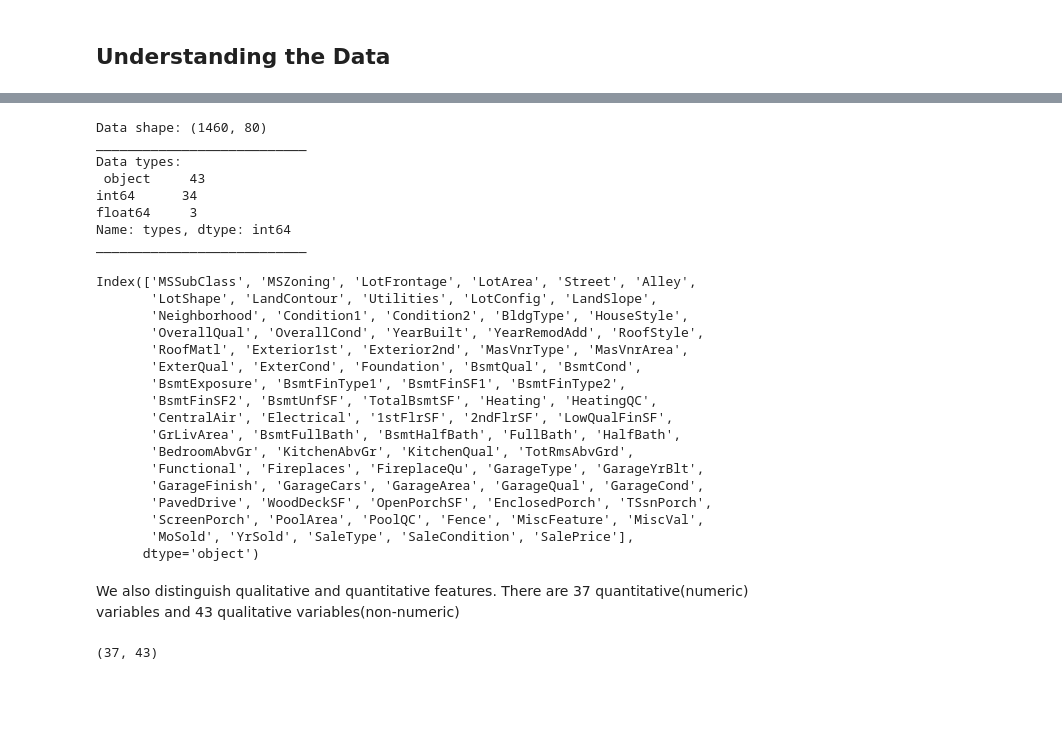
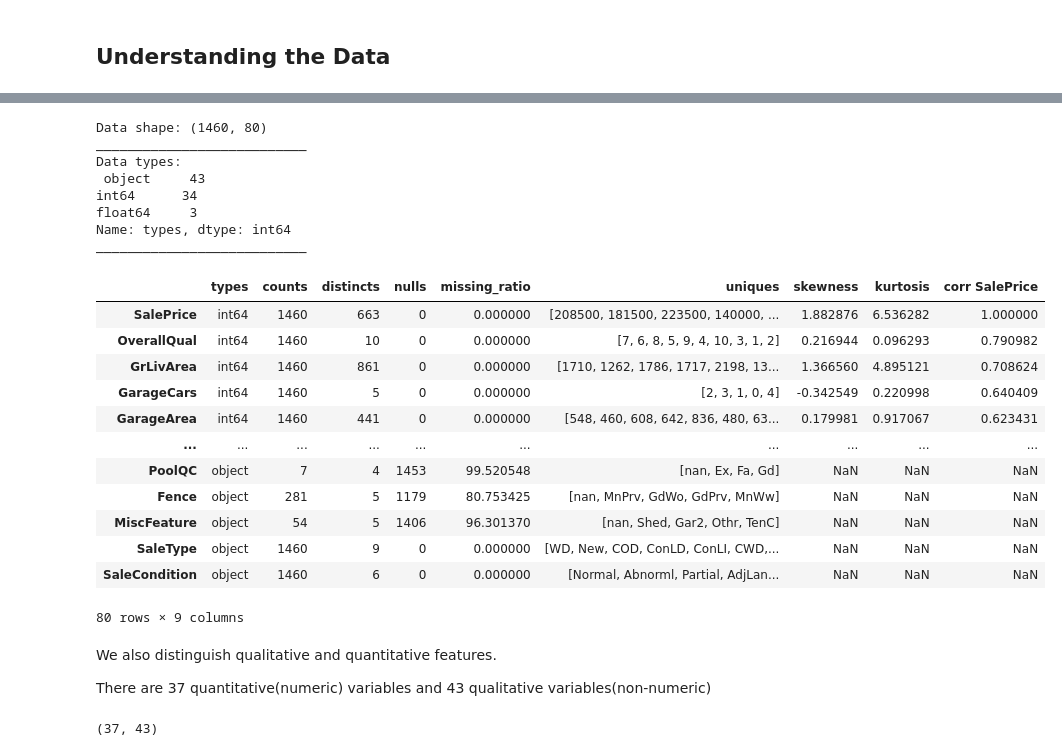
Before and after one commit to sim102/Housing-Price-Prediction, a Jupyter notebook: Kaggle Competition - Housing Price.ipynb, the cells around one changed output, grey strips where cells are left out. Drawn from its saved outputs; the diff is of its cells as text; code cells hidden in the pictures; blank space fills up the shorter version.

```diff
--- a/Kaggle Competition - Housing Price.ipynb
+++ b/Kaggle Competition - Housing Price.ipynb
@@ -98,36 +103,33 @@ def df_info(df, pred=None):
 # %%
 details = df_info(train, 'SalePrice')
 details.sort_values(by = 'corr SalePrice', ascending = False)
-details.index
 # Check the correlation of the features to SalePrice
 # %% [output]
 Data shape: (1460, 80)
 ___________________________
 Data types:
  object     43
 int64      34
 float64     3
 Name: types, dtype: int64
 ___________________________
+|  | types | counts | distincts | nulls | missing_ratio | uniques | skewness | kurtosis | corr SalePrice |
+| SalePrice | int64 | 1460 | 663 | 0 | 0.000000 | [208500, 181500, 223500, 140000, ... | 1.882876 | 6.536282 | 1.000000 |
+| OverallQual | int64 | 1460 | 10 | 0 | 0.000000 | [7, 6, 8, 5, 9, 4, 10, 3, 1, 2] | 0.216944 | 0.096293 | 0.790982 |
+| GrLivArea | int64 | 1460 | 861 | 0 | 0.000000 | [1710, 1262, 1786, 1717, 2198, 13... | 1.366560 | 4.895121 | 0.708624 |
+| GarageCars | int64 | 1460 | 5 | 0 | 0.000000 | [2, 3, 1, 0, 4] | -0.342549 | 0.220998 | 0.640409 |
+| GarageArea | int64 | 1460 | 441 | 0 | 0.000000 | [548, 460, 608, 642, 836, 480, 63... | 0.179981 | 0.917067 | 0.623431 |
+| ... | ... | ... | ... | ... | ... | ... | ... | ... | ... |
+| PoolQC | object | 7 | 4 | 1453 | 99.520548 | [nan, Ex, Fa, Gd] | NaN | NaN | NaN |
+| Fence | object | 281 | 5 | 1179 | 80.753425 | [nan, MnPrv, GdWo, GdPrv, MnWw] | NaN | NaN | NaN |
+| MiscFeature | object | 54 | 5 | 1406 | 96.301370 | [nan, Shed, Gar2, Othr, TenC] | NaN | NaN | NaN |
+| SaleType | object | 1460 | 9 | 0 | 0.000000 | [WD, New, COD, ConLD, ConLI, CWD,... | NaN | NaN | NaN |
+| SaleCondition | object | 1460 | 6 | 0 | 0.000000 | [Normal, Abnorml, Partial, AdjLan... | NaN | NaN | NaN |
-Index(['MSSubClass', 'MSZoning', 'LotFrontage', 'LotArea', 'Street', 'Alley',
-       'LotShape', 'LandContour', 'Utilities', 'LotConfig', 'LandSlope',
-       'Neighborhood', 'Condition1', 'Condition2', 'BldgType', 'HouseStyle',
-       'OverallQual', 'OverallCond', 'YearBuilt', 'YearRemodAdd', 'RoofStyle',
-       'RoofMatl', 'Exterior1st', 'Exterior2nd', 'MasVnrType', 'MasVnrArea',
-       'ExterQual', 'ExterCond', 'Foundation', 'BsmtQual', 'BsmtCond',
-       'BsmtExposure', 'BsmtFinType1', 'BsmtFinSF1', 'BsmtFinType2',
-       'BsmtFinSF2', 'BsmtUnfSF', 'TotalBsmtSF', 'Heating', 'HeatingQC',
-       'CentralAir', 'Electrical', '1stFlrSF', '2ndFlrSF', 'LowQualFinSF',
-       'GrLivArea', 'BsmtFullBath', 'BsmtHalfBath', 'FullBath', 'HalfBath',
-       'BedroomAbvGr', 'KitchenAbvGr', 'KitchenQual', 'TotRmsAbvGrd',
-       'Functional', 'Fireplaces', 'FireplaceQu', 'GarageType', 'GarageYrBlt',
-       'GarageFinish', 'GarageCars', 'GarageArea', 'GarageQual', 'GarageCond',
-       'PavedDrive', 'WoodDeckSF', 'OpenPorchSF', 'EnclosedPorch', 'TSsnPorch',
-       'ScreenPorch', 'PoolArea', 'PoolQC', 'Fence', 'MiscFeature', 'MiscVal',
-       'MoSold', 'YrSold', 'SaleType', 'SaleCondition', 'SalePrice'],
-      dtype='object')
+80 rows × 9 columns
 # %% [markdown]
-We also distinguish qualitative and quantitative features. There are 37 quantitative(numeric) variables and 43 qualitative variables(non-numeric)
+We also distinguish qualitative and quantitative features.
+
+There are 37 quantitative(numeric) variables and 43 qualitative variables(non-numeric)
 # %%
 # Distinguish which features are qualitative and quantitative
 numeric = ['int64', 'float64']
```
Also changed, not shown: parts of 24 cells of this notebook.
